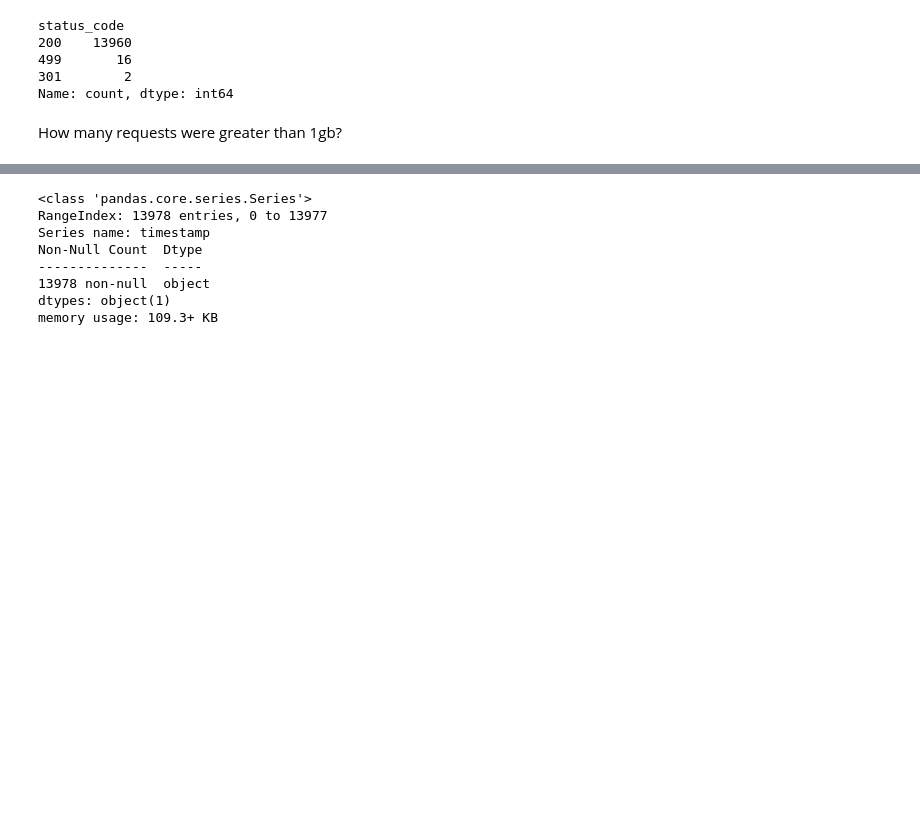
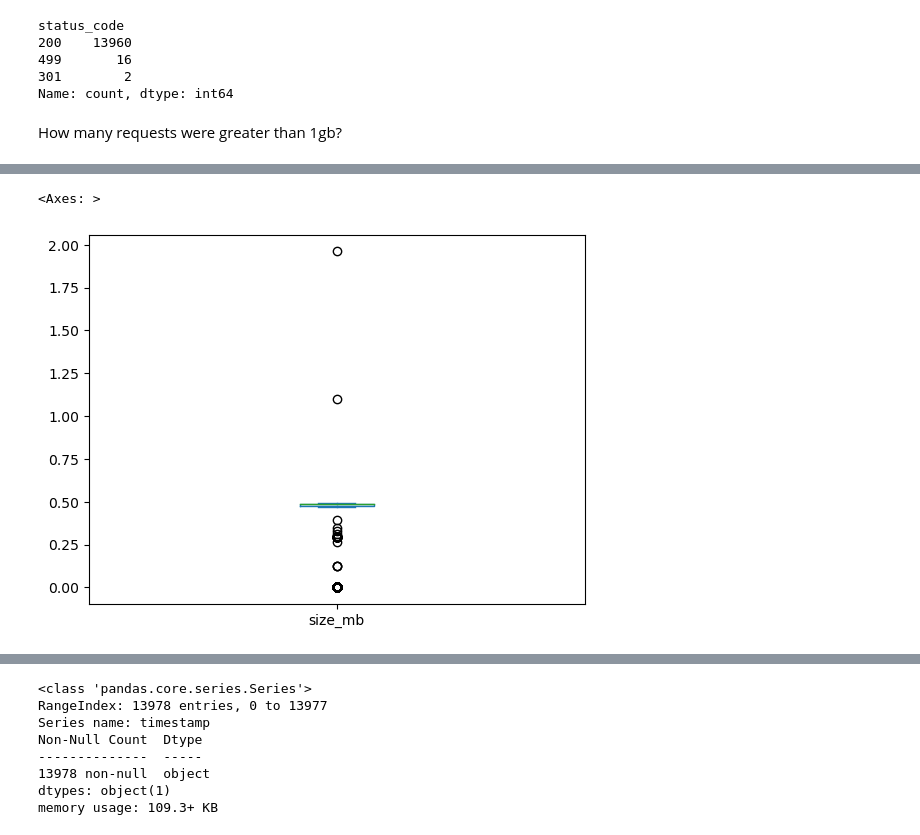
Before and after one commit to Joshua-Click/anomaly-detection-exercises, a Jupyter notebook: discrete_anomaly_detection.ipynb, the cells around one changed output, grey strips where cells are left out. Drawn from its saved outputs; the diff is of its cells as text; code cells hidden in the pictures; blank space fills up the shorter version.

```diff
--- a/discrete_anomaly_detection.ipynb
+++ b/discrete_anomaly_detection.ipynb
@@ -254,0 +352,5 @@ df[df.size_mb > 1.0]
+# %%
+df.size_mb.plot(kind='box')
+# %% [output]
+<Axes: >
+[figure, added]
```
Also changed, not shown: parts of 9 cells of this notebook, 1 other file.
